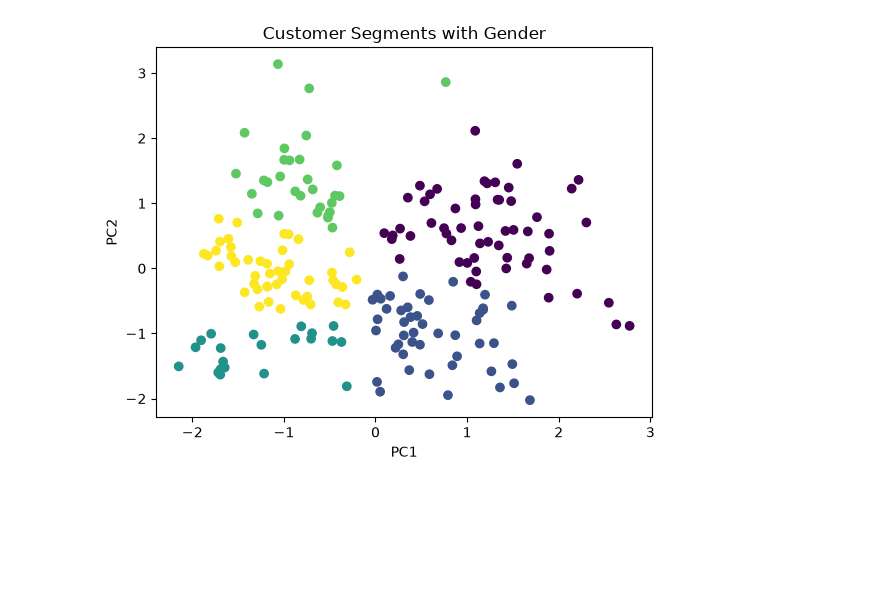
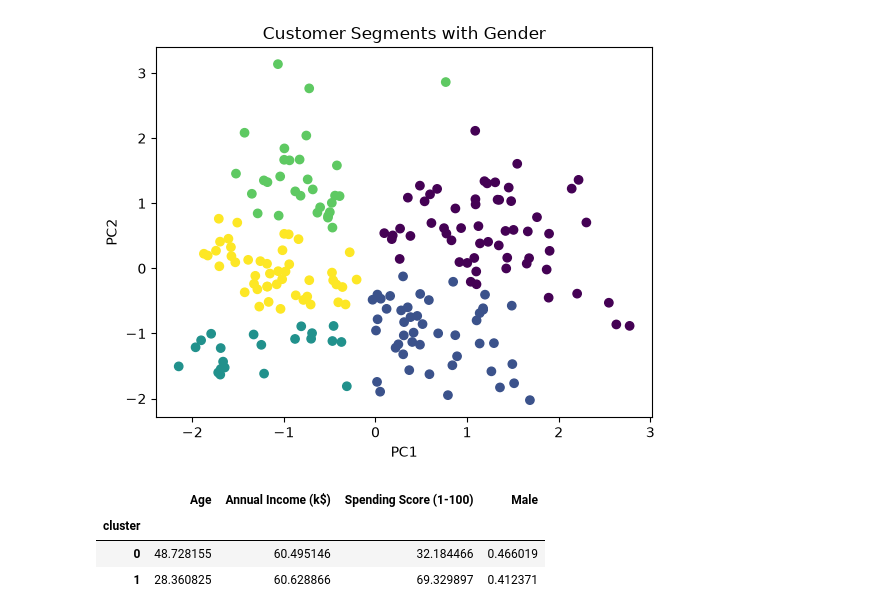
Before and after one commit to narendrajethi220/Customer-Segmentation-Behavior-Analysis-System, a Jupyter notebook: notebook/customer_segmentation.ipynb, the cells around one changed output. Cells and saved outputs as stored; diff of their text form; code cells hidden in the pictures; blank space fills up the shorter version.

Commit message:
implement customer segmentatoin pipeline using KMeans, PCA and clustering analysis

```diff
--- a/notebook/eda.ipynb
+++ b/notebook/customer_segmentation.ipynb
@@ -382,3 +383,12 @@ plt.title("Customer Segments with Gender")
 plt.show()
 # %% [output]
 [figure]
+# %%
+df['cluster']=cluster1
+# %%
+df.groupby('cluster').mean()
+# %% [output]
+|  | Age | Annual Income (k$) | Spending Score (1-100) | Male |
+| cluster |  |  |  |  |
+| 0 | 48.728155 | 60.495146 | 32.184466 | 0.466019 |
+| 1 | 28.360825 | 60.628866 | 69.329897 | 0.412371 |
```
Also changed, not shown: parts of 2 cells of this notebook, 1 other file.
